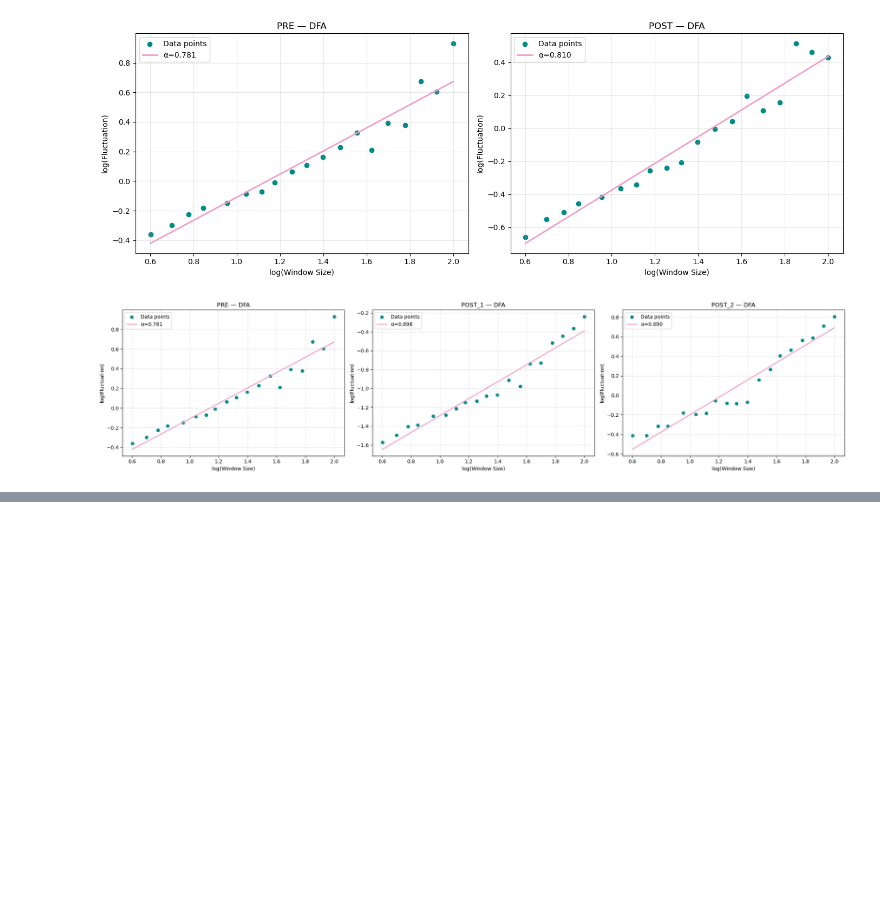
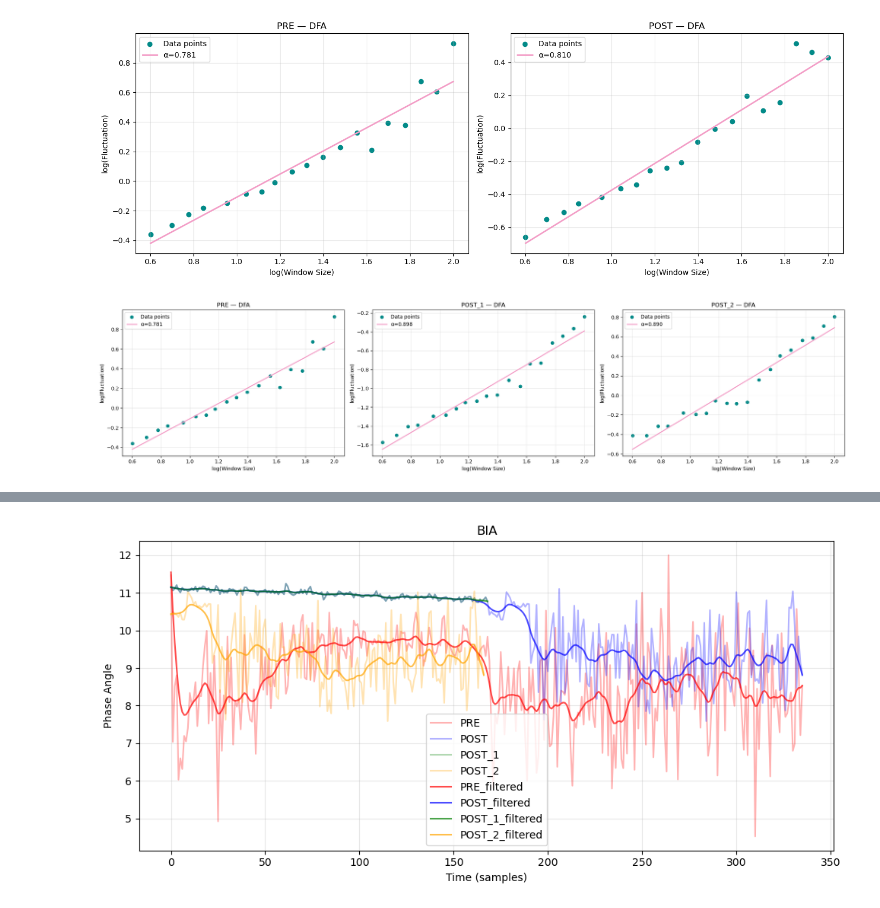
Before and after one commit to lucassavona85-png/Time-Series, a Jupyter notebook: code/main.ipynb, the cells around one changed output, grey strips where cells are left out. Drawn from its saved outputs; the diff is of its cells as text; code cells hidden in the pictures; blank space fills up the shorter version.

Commit message:
Automate optimal parameter use in function
and use filtered signals

```diff
--- a/code/main.ipynb
+++ b/code/main.ipynb
@@ -900,9 +949,10 @@ KPSS: stat=2.675 | p<0.01
 
 # Apply Butterworth lowpass filter
 cutoff_freq = 0.1  # Hz
-pha_pre_filtered = SpectralAnalysis.butter_lowpass_filter(pha_pre, cutoff=cutoff_freq, fs=fs_pre_est, order=5)
-pha_post_filtered = SpectralAnalysis.butter_lowpass_filter(pha_post, cutoff=cutoff_freq, fs=fs_post_est, order=5)
-
+pha_pre_filtered = SpectralAnalysis.butter_lowpass_filter(pha_pre, cutoff=cutoff_freq, fs=fs_pre_est, order=2)
+pha_post_filtered = SpectralAnalysis.butter_lowpass_filter(pha_post, cutoff=cutoff_freq, fs=fs_post_est, order=2)
+pha_post1_filtered = SpectralAnalysis.butter_lowpass_filter(pha_post_1, cutoff=0.1, fs=fs_post1_est, order=2)
+pha_post2_filtered = SpectralAnalysis.butter_lowpass_filter(pha_post_2, cutoff=0.1, fs=fs_post2_est, order=2)
 
 # Exemple : plot seulement POST
 SpectralAnalysis.plot_raw_and_filtered_panels(
@@ -982,15 +1032,13 @@ SpectralAnalysis.plot_compare_power_spectra(
     ylabel='PSD'
 )
 
-
-
-
 SpectralAnalysis.plot_welch_panels(
     [freqs_pre, freqs_post],
     [psd_pre, psd_post],
     titles=['PRE — Welch Periodogram', 'POST — Welch Periodogram'],
     suptitle='Welch Periodogram Comparison'
 )
+
 
 # Welch Periodogram pour PRE, POST_1, POST_2
 
@@ -1179,3 +1241,30 @@ PRE - FFT Amplitude Preservation:
 Generating surrogate for POST...
 Checking PSD preservation for POST:
 ... (6 outputs left out)
+# %%
+plt.figure(figsize=(10, 5))
+
+plt.plot(pha_pre, label="PRE", alpha=0.3, color="red", linestyle='-')
+plt.plot(pha_post, label="POST", alpha=0.3, color="blue", linestyle='-')
+plt.plot(pha_post_1, label="POST_1", alpha=0.3, color="green", linestyle='-')
+plt.plot(pha_post_2, label="POST_2", alpha=0.3, color="orange", linestyle='-')
+
+plt.plot(pha_pre_filtered, label="PRE_filtered", alpha=0.7, color="red")
+plt.plot(pha_post_filtered, label="POST_filtered", alpha=0.7, color="blue")
+plt.plot(pha_post1_filtered, label="POST_1_filtered", alpha=0.7, color="green")
+plt.plot(pha_post2_filtered, label="POST_2_filtered", alpha=0.7, color="orange")
+
+#plt.plot(pha_pre_filtered_std, label="PRE_filtered_std", alpha=0.5, color="red", linestyle='-.')
+#plt.plot(pha_post_filtered_std, label="POST_filtered_std", alpha=0.5, color="blue", linestyle='-.')
+#plt.plot(pha_post1_filtered_std, label="POST_1_filtered_std", alpha=0.5, color="green", linestyle='-.')
+#plt.plot(pha_post2_filtered_std, label="POST_2_filtered_std", alpha=0.5, color="orange", linestyle='-.')
+
+plt.title("BIA")
+plt.xlabel("Time (samples)")
+plt.ylabel("Phase Angle")
+plt.legend()
+plt.grid(True, alpha=0.3)
+plt.tight_layout()
+plt.show()
+# %% [output]
+[figure, added]
```
Also changed, not shown: parts of 4 cells of this notebook.
